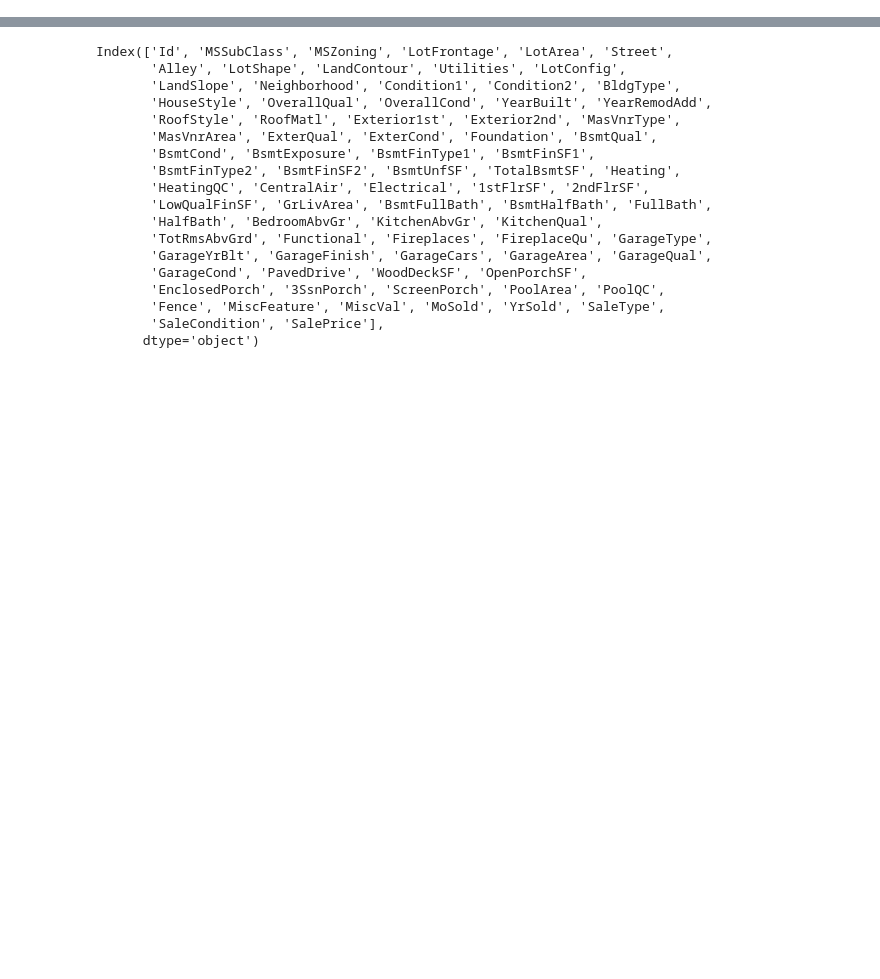
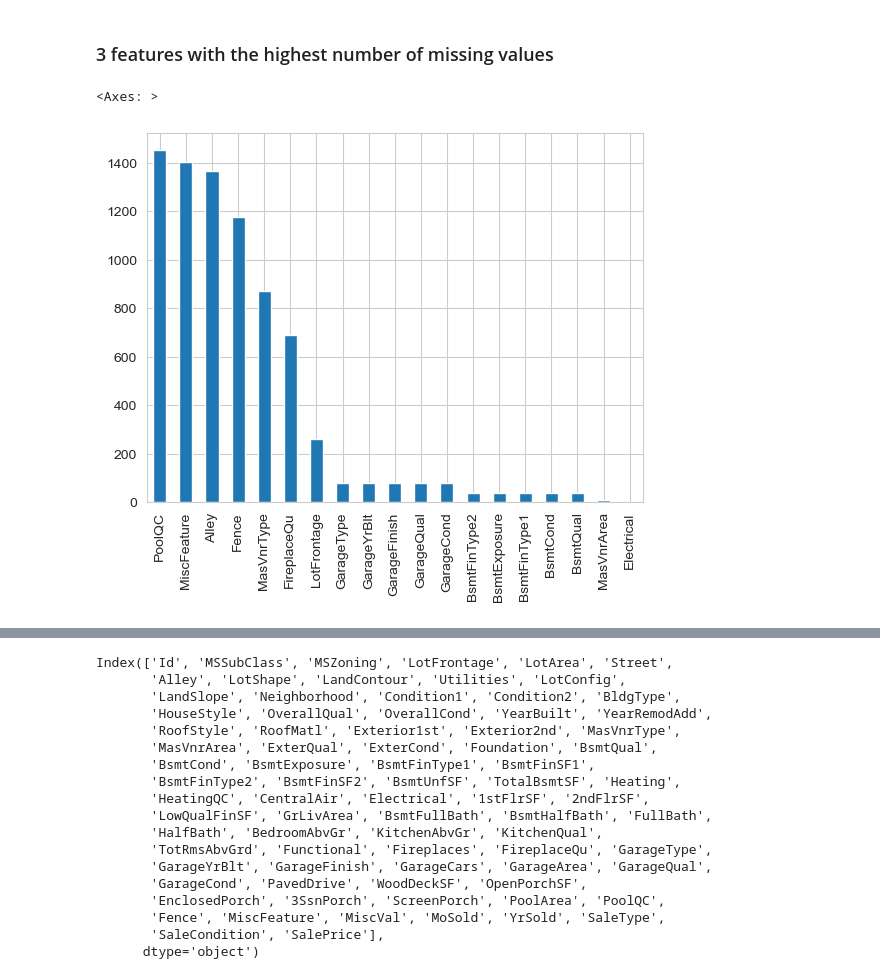
Before and after one commit to anidima/YData_Kaggle_Comp, a Jupyter notebook: EDA.ipynb, the cells around one changed output, grey strips where cells are left out. Cells and saved outputs as stored; diff of their text form; code cells hidden in the pictures; blank space fills up the shorter version.

```diff
--- a/EDA.ipynb
+++ b/EDA.ipynb
@@ -42,0 +68,11 @@ memory usage: 924.0+ KB
+# %% [markdown]
+### 3 features with the highest number of missing values <a class="anchor" id="question_1"></a>
+# %%
+sns.set_style("whitegrid")
+missing_val = df.isnull().sum()
+missing_val = missing_val[missing_val > 0]
+missing_val.sort_values(ascending=False, inplace=True)
+missing_val.plot.bar()
+# %% [output]
+<Axes: >
+[figure, added]
```
Also changed, not shown: parts of 40 cells of this notebook.
